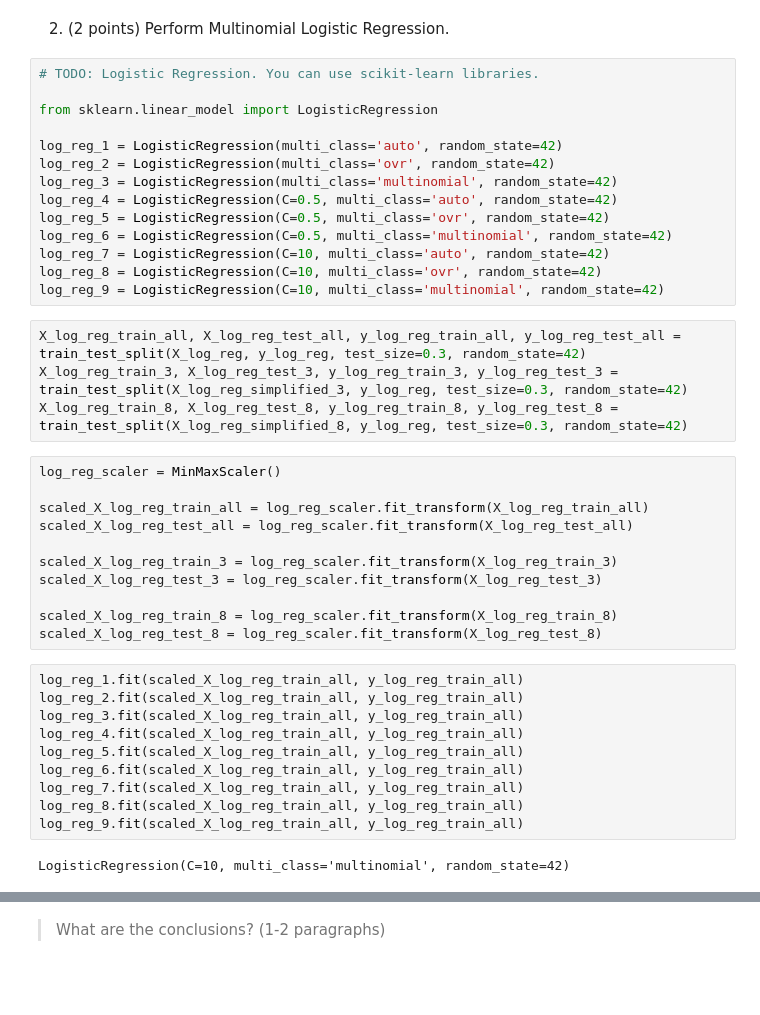
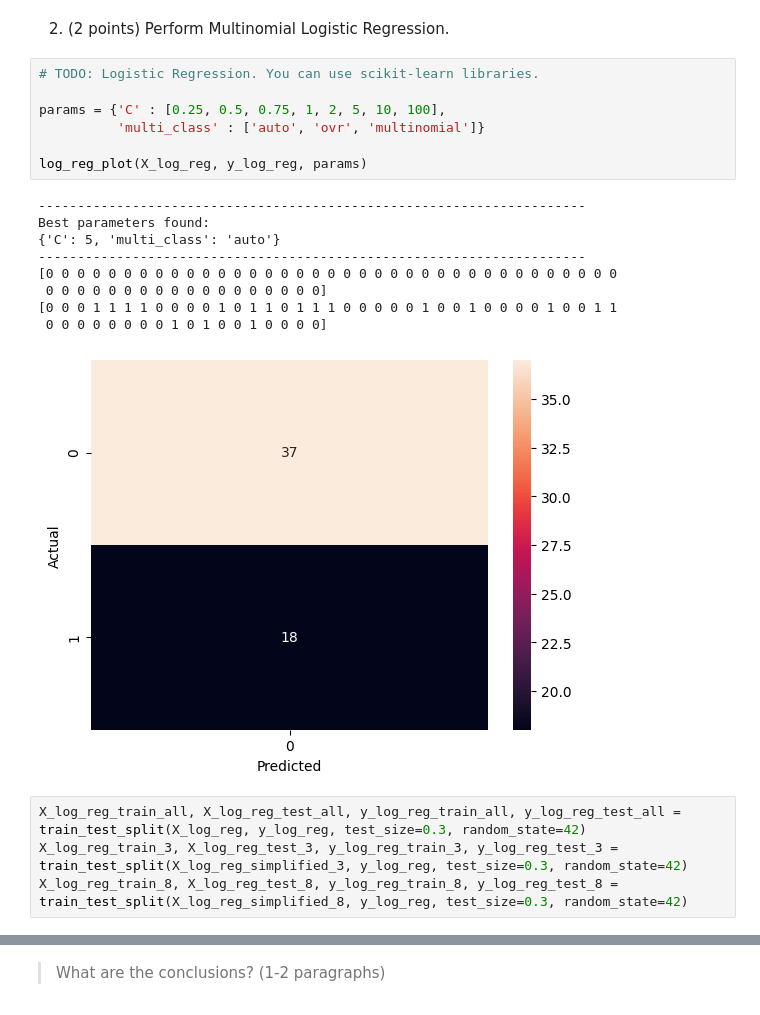
Before and after one commit to rubenscp/MO444-MC886-Tarefas, a Jupyter notebook: Tarefa 02/T2_Classical_Techniques.ipynb, the cells around one changed output, grey strips where cells are left out. Drawn from its saved outputs; the diff is of its cells as text; blank space fills up the shorter version.

Commit message:
Changes to Logistic Regression

```diff
--- a/Tarefa 02/T2_Classical_Techniques.ipynb
+++ b/Tarefa 02/T2_Classical_Techniques.ipynb
@@ -473,44 +508,24 @@ X_log_reg_simplified_8
 > What are the conclusions? (1-2 paragraphs)
 # %% [markdown]
 2. (2 points) Perform Multinomial Logistic Regression.
-# %%
-# TODO: Logistic Regression. You can use scikit-learn libraries.
-
-from sklearn.linear_model import LogisticRegression
-
-log_reg_1 = LogisticRegression(multi_class='auto', random_state=42)
-log_reg_2 = LogisticRegression(multi_class='ovr', random_state=42)
-log_reg_3 = LogisticRegression(multi_class='multinomial', random_state=42)
-log_reg_4 = LogisticRegression(C=0.5, multi_class='auto', random_state=42)
-log_reg_5 = LogisticRegression(C=0.5, multi_class='ovr', random_state=42)
-log_reg_6 = LogisticRegression(C=0.5, multi_class='multinomial', random_state=42)
-log_reg_7 = LogisticRegression(C=10, multi_class='auto', random_state=42)
-log_reg_8 = LogisticRegression(C=10, multi_class='ovr', random_state=42)
-log_reg_9 = LogisticRegression(C=10, multi_class='multinomial', random_state=42)
+# %%
+# TODO: Logistic Regression. You can use scikit-learn libraries.
+
+params = {'C' : [0.25, 0.5, 0.75, 1, 2, 5, 10, 100],
+          'multi_class' : ['auto', 'ovr', 'multinomial']}
+
+log_reg_plot(X_log_reg, y_log_reg, params)
+# %% [output]
+----------------------------------------------------------------------
+Best parameters found:
+{'C': 5, 'multi_class': 'auto'}
+----------------------------------------------------------------------
+[0 0 0 0 0 0 0 0 0 0 0 0 0 0 0 0 0 0 0 0 0 0 0 0 0 0 0 0 0 0 0 0 0 0 0 0 0
+ 0 0 0 0 0 0 0 0 0 0 0 0 0 0 0 0 0 0]
+[0 0 0 1 1 1 1 0 0 0 0 1 0 1 1 0 1 1 1 0 0 0 0 0 1 0 0 1 0 0 0 0 1 0 0 1 1
+ 0 0 0 0 0 0 0 0 1 0 1 0 0 1 0 0 0 0]
+[figure, added]
 # %%
 X_log_reg_train_all, X_log_reg_test_all, y_log_reg_train_all, y_log_reg_test_all = train_test_split(X_log_reg, y_log_reg, test_size=0.3, random_state=42)
 X_log_reg_train_3, X_log_reg_test_3, y_log_reg_train_3, y_log_reg_test_3 = train_test_split(X_log_reg_simplified_3, y_log_reg, test_size=0.3, random_state=42)
 X_log_reg_train_8, X_log_reg_test_8, y_log_reg_train_8, y_log_reg_test_8 = train_test_split(X_log_reg_simplified_8, y_log_reg, test_size=0.3, random_state=42)
-# %%
-log_reg_scaler = MinMaxScaler()
-
-scaled_X_log_reg_train_all = log_reg_scaler.fit_transform(X_log_reg_train_all)
-scaled_X_log_reg_test_all = log_reg_scaler.fit_transform(X_log_reg_test_all)
-
-scaled_X_log_reg_train_3 = log_reg_scaler.fit_transform(X_log_reg_train_3)
-scaled_X_log_reg_test_3 = log_reg_scaler.fit_transform(X_log_reg_test_3)
-
-scaled_X_log_reg_train_8 = log_reg_scaler.fit_transform(X_log_reg_train_8)
-scaled_X_log_reg_test_8 = log_reg_scaler.fit_transform(X_log_reg_test_8)
-# %%
-log_reg_1.fit(scaled_X_log_reg_train_all, y_log_reg_train_all)
-log_reg_2.fit(scaled_X_log_reg_train_all, y_log_reg_train_all)
-log_reg_3.fit(scaled_X_log_reg_train_all, y_log_reg_train_all)
-log_reg_4.fit(scaled_X_log_reg_train_all, y_log_reg_train_all)
-log_reg_5.fit(scaled_X_log_reg_train_all, y_log_reg_train_all)
-log_reg_6.fit(scaled_X_log_reg_train_all, y_log_reg_train_all)
-log_reg_7.fit(scaled_X_log_reg_train_all, y_log_reg_train_all)
-log_reg_8.fit(scaled_X_log_reg_train_all, y_log_reg_train_all)
-log_reg_9.fit(scaled_X_log_reg_train_all, y_log_reg_train_all)
-# %% [output]
-LogisticRegression(C=10, multi_class='multinomial', random_state=42)
```
Also changed, not shown: parts of 27 cells of this notebook.
